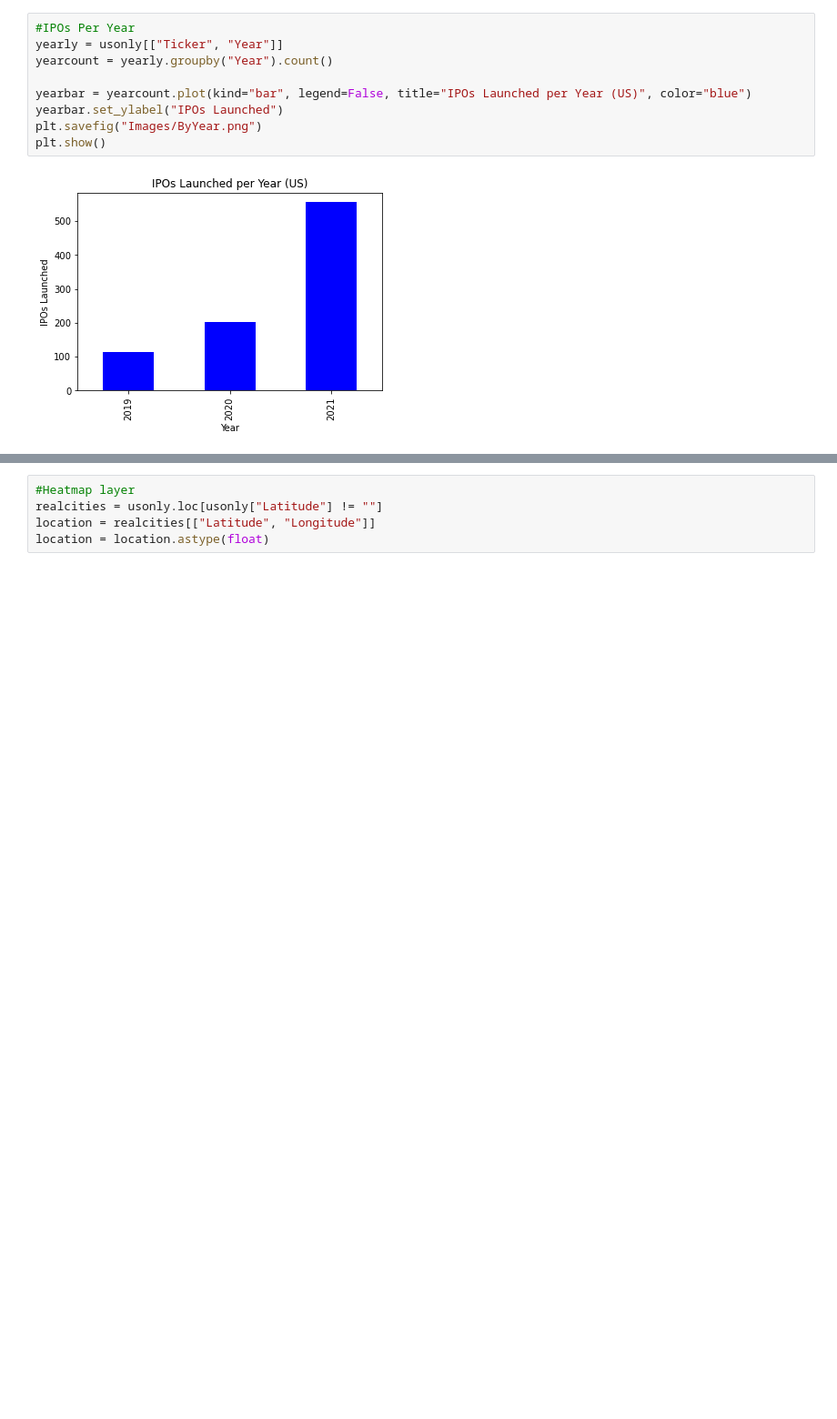
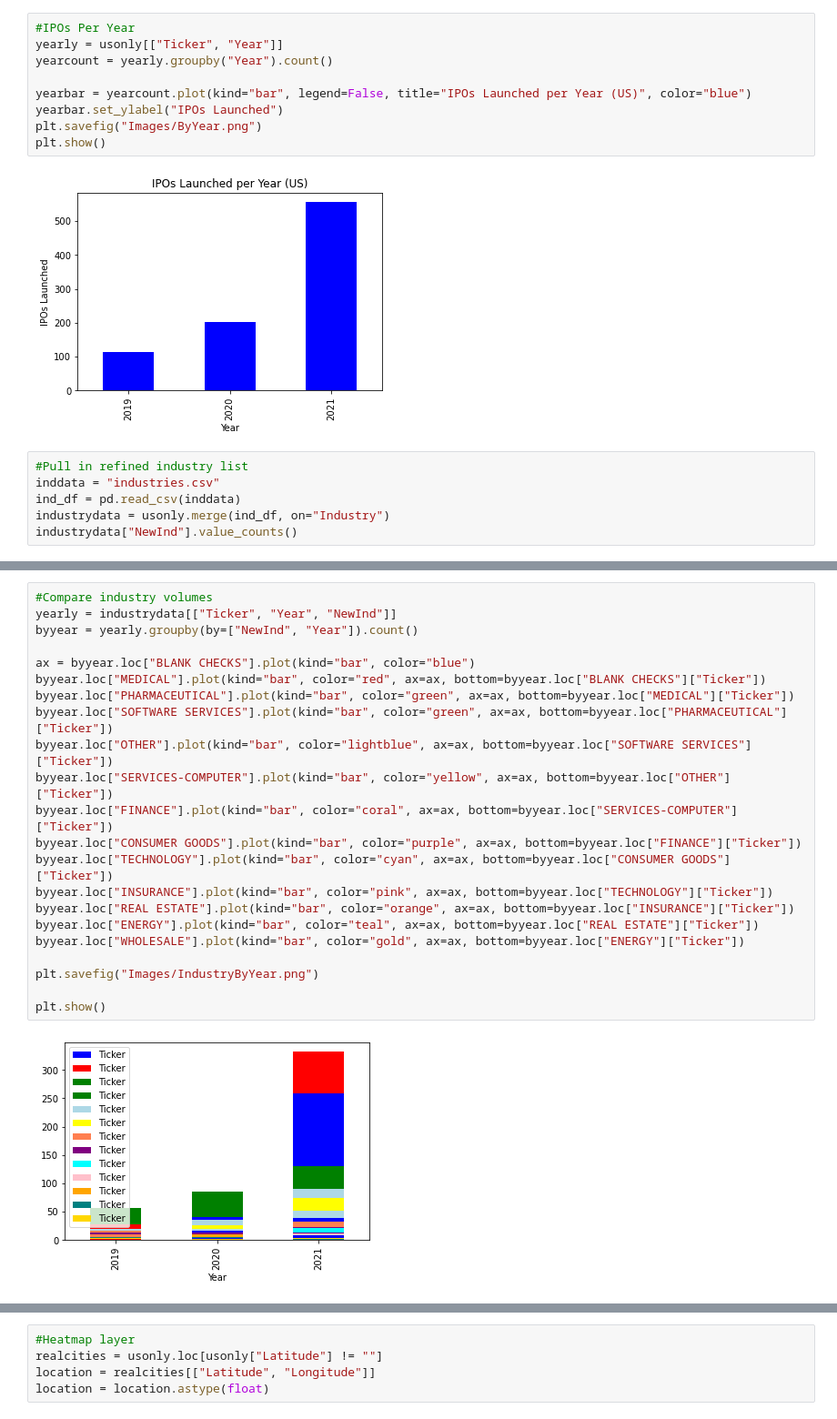
Before and after one commit to ClareSpecht/Project1_Room6, a Jupyter notebook: data_analysis.ipynb, the cells around one changed output, grey strips where cells are left out. Shown at 91% size. Cells and saved outputs as stored; diff of their text form; blank space fills up the shorter version.

Commit message:
Created industries by year bar chart

```diff
--- a/data_analysis.ipynb
+++ b/data_analysis.ipynb
@@ -199,3 +199,9 @@ plt.savefig("Images/ByYear.png")
 plt.show()
 # %% [output]
 [figure]
+# %%
+#Pull in refined industry list
+inddata = "industries.csv"
+ind_df = pd.read_csv(inddata)
+industrydata = usonly.merge(ind_df, on="Industry")
+industrydata["NewInd"].value_counts()
@@ -202,3 +223,27 @@ plt.show()
+# %%
+#Compare industry volumes
+yearly = industrydata[["Ticker", "Year", "NewInd"]]
+byyear = yearly.groupby(by=["NewInd", "Year"]).count()
+
+ax = byyear.loc["BLANK CHECKS"].plot(kind="bar", color="blue")
+byyear.loc["MEDICAL"].plot(kind="bar", color="red", ax=ax, bottom=byyear.loc["BLANK CHECKS"]["Ticker"])
+byyear.loc["PHARMACEUTICAL"].plot(kind="bar", color="green", ax=ax, bottom=byyear.loc["MEDICAL"]["Ticker"])
+byyear.loc["SOFTWARE SERVICES"].plot(kind="bar", color="green", ax=ax, bottom=byyear.loc["PHARMACEUTICAL"]["Ticker"])
+byyear.loc["OTHER"].plot(kind="bar", color="lightblue", ax=ax, bottom=byyear.loc["SOFTWARE SERVICES"]["Ticker"])
+byyear.loc["SERVICES-COMPUTER"].plot(kind="bar", color="yellow", ax=ax, bottom=byyear.loc["OTHER"]["Ticker"])
+byyear.loc["FINANCE"].plot(kind="bar", color="coral", ax=ax, bottom=byyear.loc["SERVICES-COMPUTER"]["Ticker"])
+byyear.loc["CONSUMER GOODS"].plot(kind="bar", color="purple", ax=ax, bottom=byyear.loc["FINANCE"]["Ticker"])
+byyear.loc["TECHNOLOGY"].plot(kind="bar", color="cyan", ax=ax, bottom=byyear.loc["CONSUMER GOODS"]["Ticker"])
+byyear.loc["INSURANCE"].plot(kind="bar", color="pink", ax=ax, bottom=byyear.loc["TECHNOLOGY"]["Ticker"])
+byyear.loc["REAL ESTATE"].plot(kind="bar", color="orange", ax=ax, bottom=byyear.loc["INSURANCE"]["Ticker"])
+byyear.loc["ENERGY"].plot(kind="bar", color="teal", ax=ax, bottom=byyear.loc["REAL ESTATE"]["Ticker"])
+byyear.loc["WHOLESALE"].plot(kind="bar", color="gold", ax=ax, bottom=byyear.loc["ENERGY"]["Ticker"])
+
+plt.savefig("Images/IndustryByYear.png")
+
+plt.show()
+# %% [output]
+[figure, added]
 # %%
 #Compile latitude and longitude for cities
 from config import (gkey)
```
Also changed, not shown: parts of 7 cells of this notebook, 6 other files.
